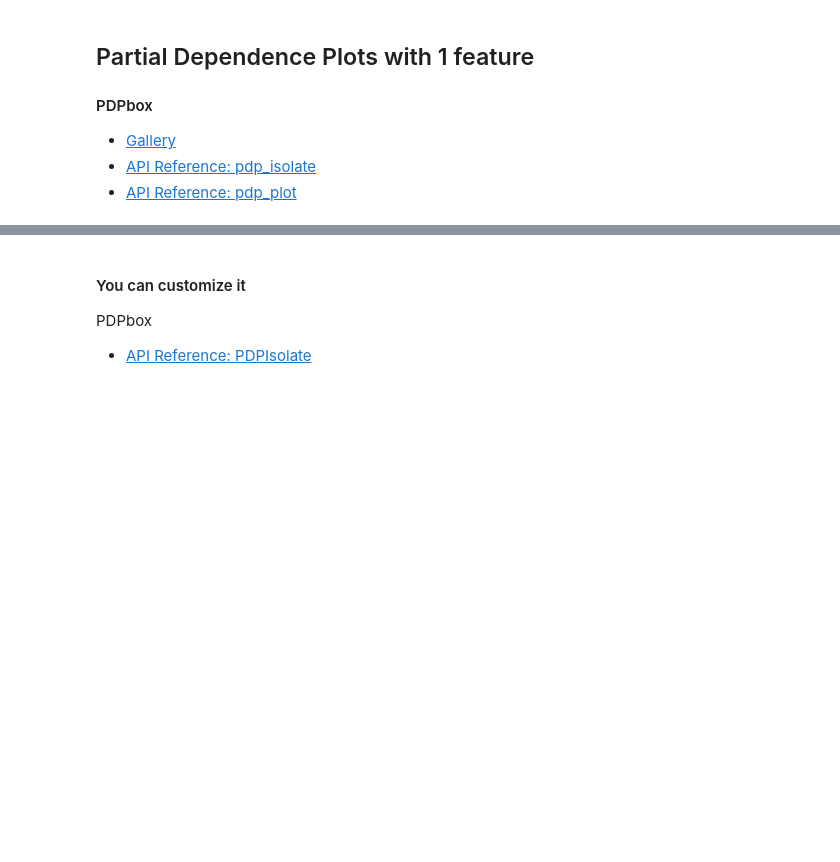
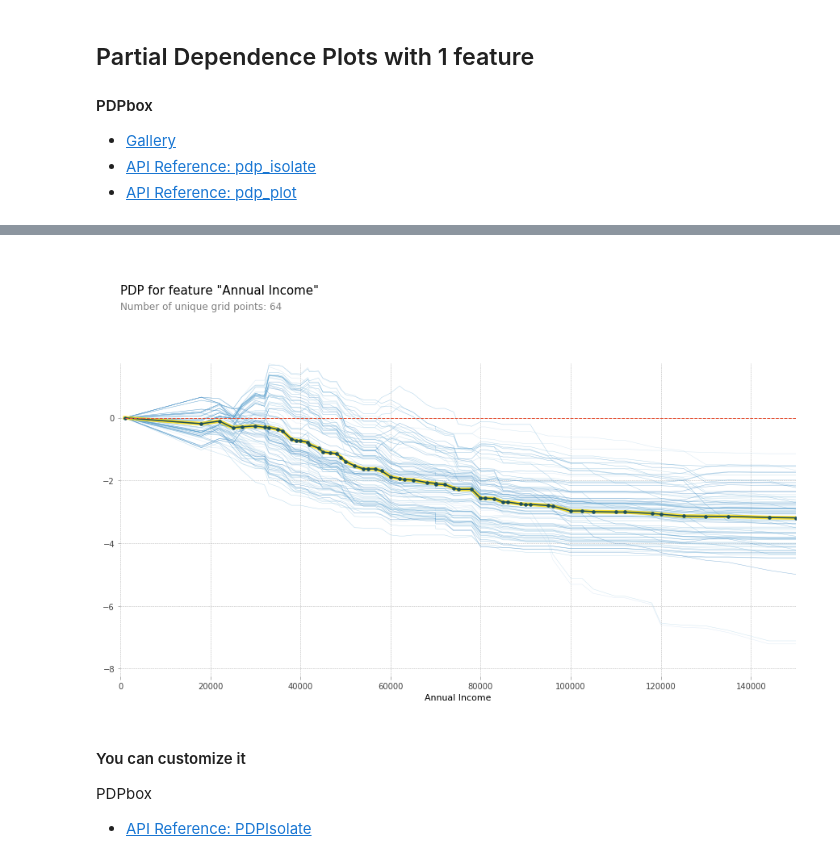
Before and after one commit to JimKing100/DS-Unit-2-Applied-Modeling, a Jupyter notebook: module3/Unit_2_Sprint_3_Module_3_IN_LESSON.ipynb, the cells around one changed output, grey strips where cells are left out. Cells and saved outputs as stored; diff of their text form; code cells hidden in the pictures; blank space fills up the shorter version.

```diff
--- a/module3/Unit_2_Sprint_3_Module_3_IN_LESSON.ipynb
+++ b/module3/Unit_2_Sprint_3_Module_3_IN_LESSON.ipynb
@@ -250,0 +382,8 @@ plt.rcParams['figure.dpi'] = 72
+# %%
+isolated = pdp_isolate(
+    model = gb,
+    dataset = X_val,
+    model_features=X_val.columns,
+    feature=feature,
+    num_grid_points=80
+)
@@ -251,3 +394,8 @@ plt.rcParams['figure.dpi'] = 72
+# %%
+pdp_plot(isolated, feature_name=feature, plot_lines=True, frac_to_plot=100)
+plt.xlim(0,150000);
+# %% [output]
+[figure, added]
 # %% [markdown]
 #### You can customize it
 
```
Also changed, not shown: parts of 34 cells of this notebook.
